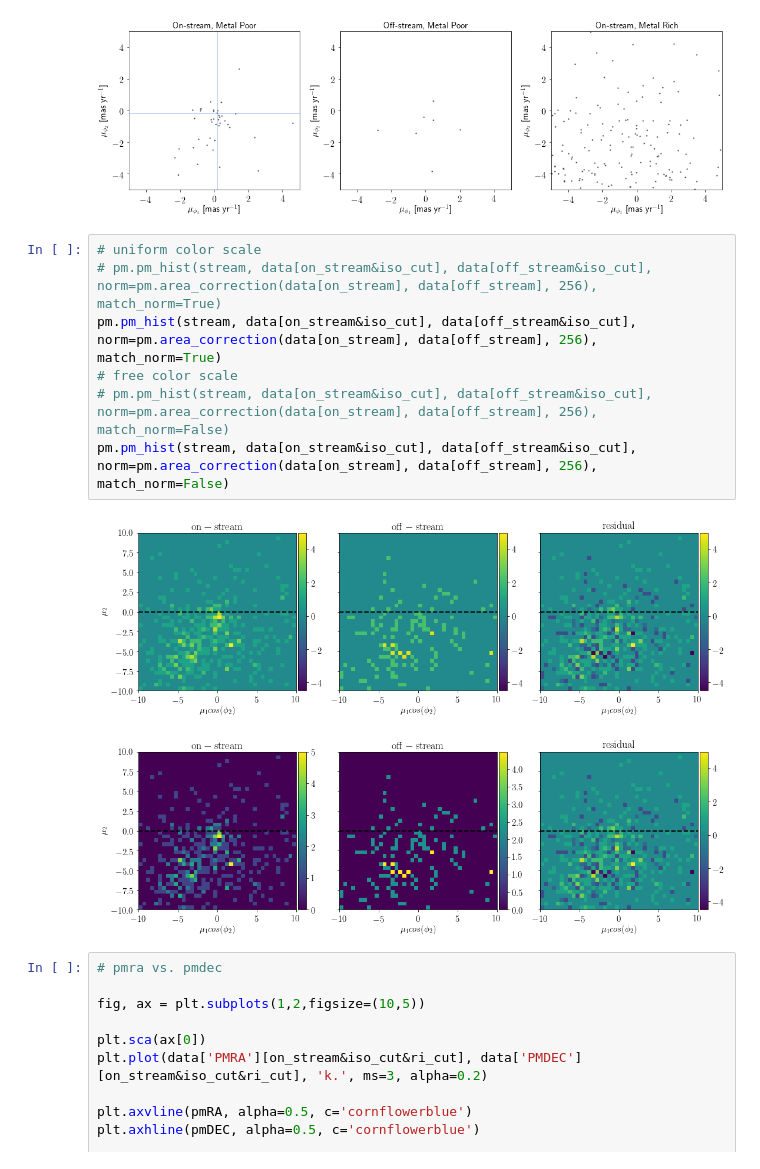
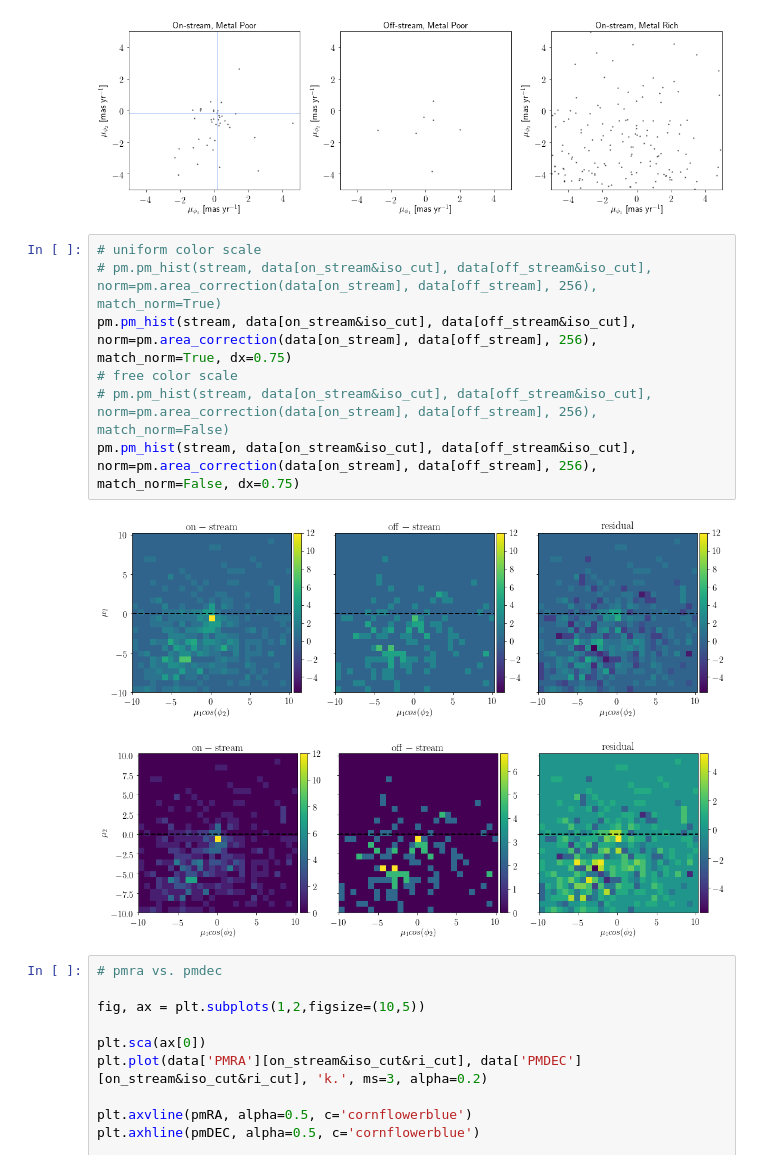
Before and after one commit to norashipp/shared_notebooks, a Jupyter notebook: Willka_Yaku.ipynb, the cells around one changed output. Cells and saved outputs as stored; diff of their text form.

```diff
--- a/Willka_Yaku.ipynb
+++ b/Willka_Yaku.ipynb
@@ -302,13 +302,13 @@ plt.tight_layout()
 # %%
 # uniform color scale
 # pm.pm_hist(stream, data[on_stream&iso_cut], data[off_stream&iso_cut], norm=pm.area_correction(data[on_stream], data[off_stream], 256), match_norm=True)
-pm.pm_hist(stream, data[on_stream&iso_cut], data[off_stream&iso_cut], norm=pm.area_correction(data[on_stream], data[off_stream], 256), match_norm=True)
+pm.pm_hist(stream, data[on_stream&iso_cut], data[off_stream&iso_cut], norm=pm.area_correction(data[on_stream], data[off_stream], 256), match_norm=True, dx=0.75)
 # free color scale
 # pm.pm_hist(stream, data[on_stream&iso_cut], data[off_stream&iso_cut], norm=pm.area_correction(data[on_stream], data[off_stream], 256), match_norm=False)
-pm.pm_hist(stream, data[on_stream&iso_cut], data[off_stream&iso_cut], norm=pm.area_correction(data[on_stream], data[off_stream], 256), match_norm=False)
+pm.pm_hist(stream, data[on_stream&iso_cut], data[off_stream&iso_cut], norm=pm.area_correction(data[on_stream], data[off_stream], 256), match_norm=False, dx=0.75)
 # %% [output]
-[figure, old version]
+[figure, new version]
-[figure, old version]
+[figure, new version]
 # %%
 # pmra vs. pmdec
 
```
